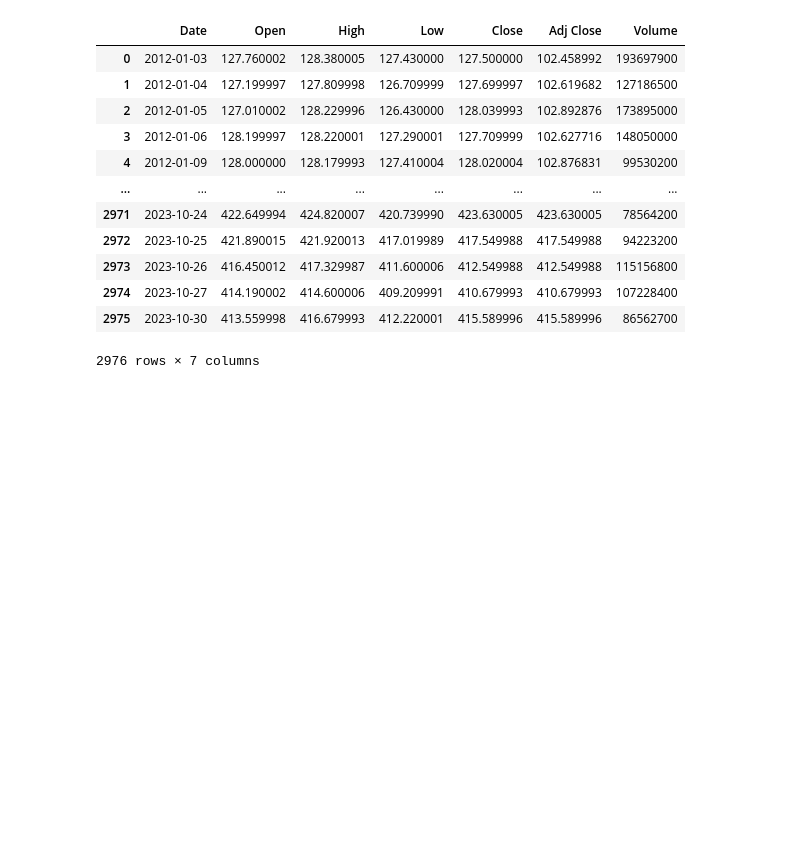
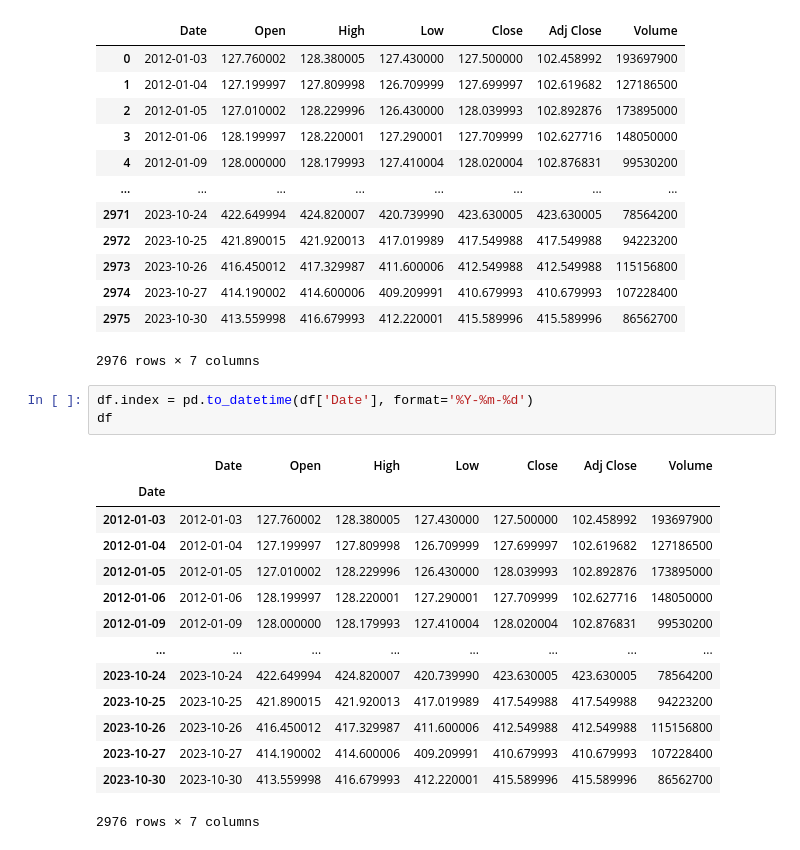
Before and after one commit to andykcso/FintechFYP, a Jupyter notebook: LSTM_trial_1/lstm_1.ipynb, the cells around one changed output. Drawn from its saved outputs; the diff is of its cells as text; blank space fills up the shorter version.

```diff
--- a/LSTM_trial_1/lstm_1.ipynb
+++ b/LSTM_trial_1/lstm_1.ipynb
@@ -40,3 +40,21 @@ df
 | 2974 | 2023-10-27 | 414.190002 | 414.600006 | 409.209991 | 410.679993 | 410.679993 | 107228400 |
 | 2975 | 2023-10-30 | 413.559998 | 416.679993 | 412.220001 | 415.589996 | 415.589996 | 86562700 |
 2976 rows × 7 columns
+# %%
+df.index = pd.to_datetime(df['Date'], format='%Y-%m-%d')
+df
+# %% [output]
+|  | Date | Open | High | Low | Close | Adj Close | Volume |
+| Date |  |  |  |  |  |  |  |
+| 2012-01-03 | 2012-01-03 | 127.760002 | 128.380005 | 127.430000 | 127.500000 | 102.458992 | 193697900 |
+| 2012-01-04 | 2012-01-04 | 127.199997 | 127.809998 | 126.709999 | 127.699997 | 102.619682 | 127186500 |
+| 2012-01-05 | 2012-01-05 | 127.010002 | 128.229996 | 126.430000 | 128.039993 | 102.892876 | 173895000 |
+| 2012-01-06 | 2012-01-06 | 128.199997 | 128.220001 | 127.290001 | 127.709999 | 102.627716 | 148050000 |
+| 2012-01-09 | 2012-01-09 | 128.000000 | 128.179993 | 127.410004 | 128.020004 | 102.876831 | 99530200 |
+| ... | ... | ... | ... | ... | ... | ... | ... |
+| 2023-10-24 | 2023-10-24 | 422.649994 | 424.820007 | 420.739990 | 423.630005 | 423.630005 | 78564200 |
+| 2023-10-25 | 2023-10-25 | 421.890015 | 421.920013 | 417.019989 | 417.549988 | 417.549988 | 94223200 |
+| 2023-10-26 | 2023-10-26 | 416.450012 | 417.329987 | 411.600006 | 412.549988 | 412.549988 | 115156800 |
+| 2023-10-27 | 2023-10-27 | 414.190002 | 414.600006 | 409.209991 | 410.679993 | 410.679993 | 107228400 |
+| 2023-10-30 | 2023-10-30 | 413.559998 | 416.679993 | 412.220001 | 415.589996 | 415.589996 | 86562700 |
+2976 rows × 7 columns
```
Also changed, not shown: parts of 12 cells of this notebook, 5 other files.
